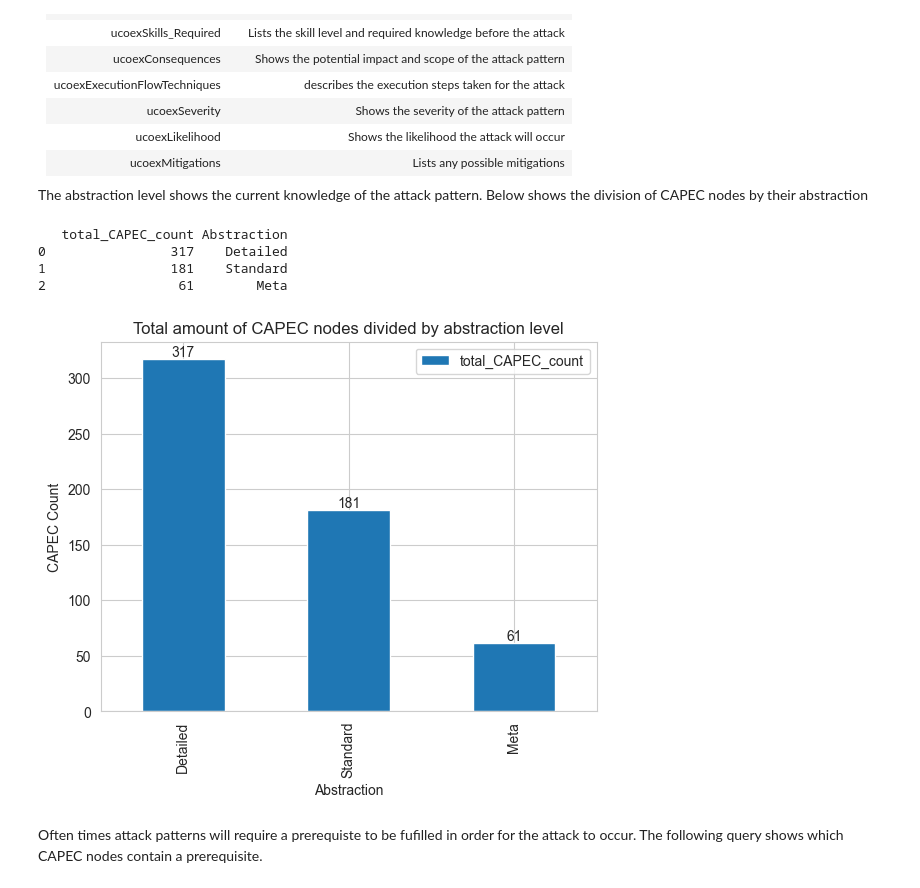
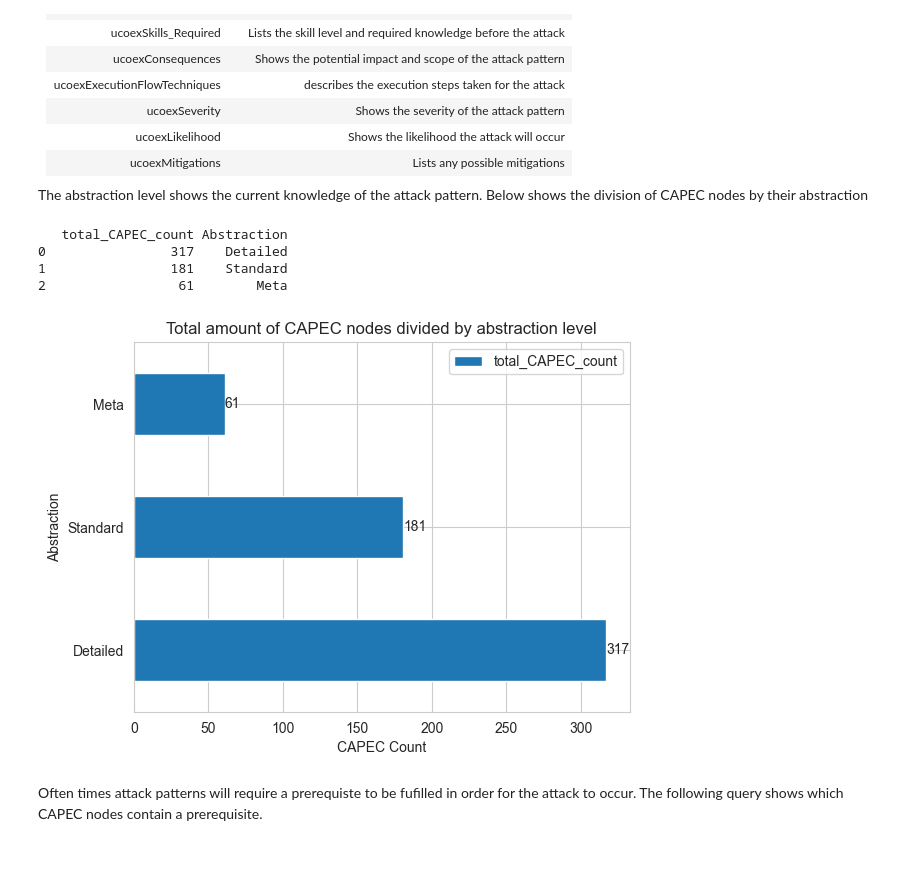
Before and after one commit to edogdu/UCKG, a Jupyter notebook: documents/notebooks/UCKG_Analysis.ipynb, the cells around one changed output. Drawn from its saved outputs; the diff is of its cells as text; code cells hidden in the pictures; blank space fills up the shorter version.

```diff
--- a/documents/notebooks/UCKG_Analysis.ipynb
+++ b/documents/notebooks/UCKG_Analysis.ipynb
@@ -1896,25 +1933,25 @@ The abstraction level shows the current knowledge of the attack pattern. Below s
 # %%
 query = """
 MATCH (n:UcoexCAPEC)
 RETURN count(n) as total_CAPEC_count, n.ucoexAbstraction as Abstraction
 """
 records = run_query(query, parameters=params)
 
 df = pd.DataFrame(records)
 print(df)
 
-ax = df.plot(x='Abstraction', y='total_CAPEC_count', kind='bar')
+ax = df.plot(x='Abstraction', y='total_CAPEC_count', kind='barh')
 ax.bar_label(ax.containers[0])
 plt.title('Total amount of CAPEC nodes divided by abstraction level')
-plt.xlabel('Abstraction')
-plt.ylabel('CAPEC Count')
+plt.xlabel('CAPEC Count')
+plt.ylabel('Abstraction')
 plt.show()
 # %% [output]
    total_CAPEC_count Abstraction
 0                317    Detailed
 1                181    Standard
 2                 61        Meta
-[figure, old version]
+[figure, new version]
 # %% [markdown]
 Often times attack patterns will require a prerequiste to be fufilled in order for the attack to occur. The following query shows which CAPEC nodes contain a prerequisite.
 # %%
```
Also changed, not shown: parts of 63 cells of this notebook.
